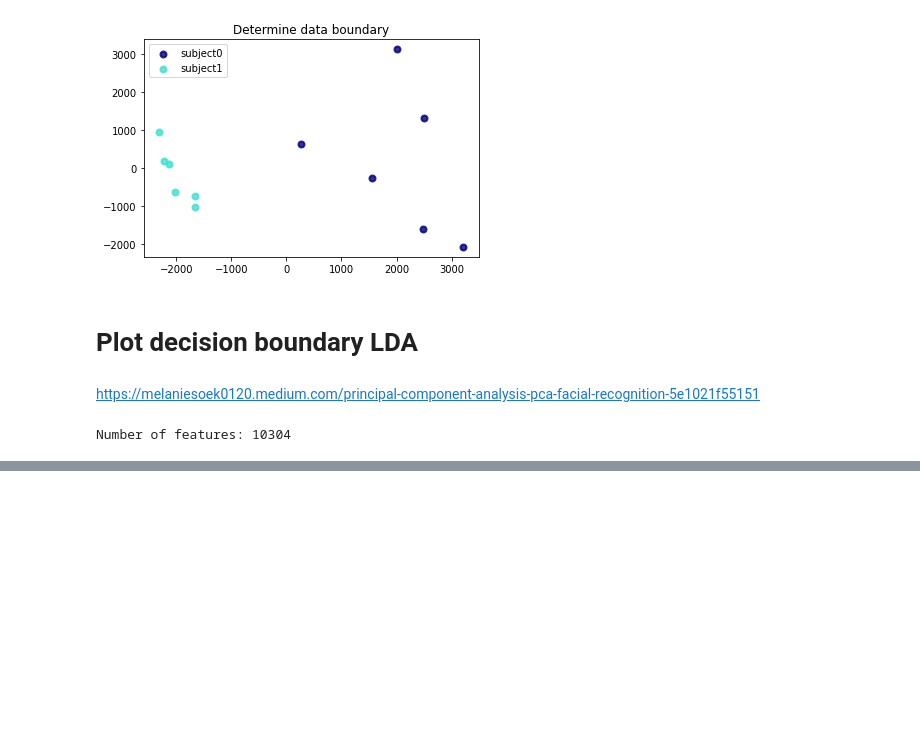
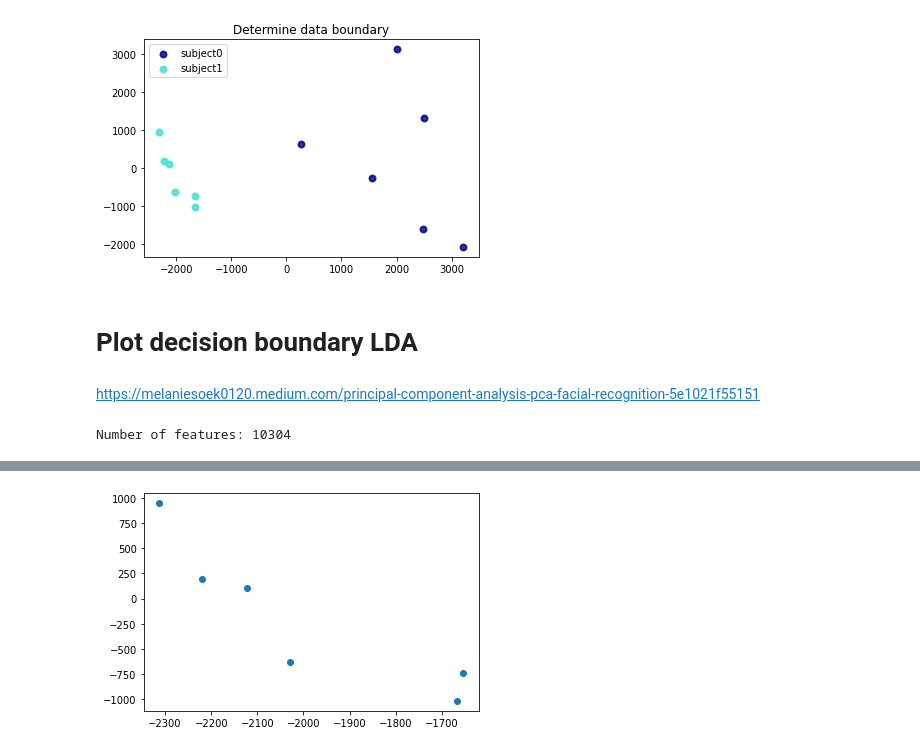
Before and after one commit to shivangibithel/ELL_784_assignment_2, a Jupyter notebook: 2_class_PCA.ipynb, the cells around one changed output, grey strips where cells are left out. Cells and saved outputs as stored; diff of their text form; code cells hidden in the pictures; blank space fills up the shorter version.

```diff
--- a/2_class_PCA.ipynb
+++ b/2_class_PCA.ipynb
@@ -422,0 +468,11 @@ plt.show()
+# %%
+import matplotlib.pyplot as plt
+
+#filter rows of original data
+filtered_label0 = df[label == 1]
+
+#plotting the results
+plt.scatter(filtered_label0[:,0] , filtered_label0[:,1])
+plt.show()
+# %% [output]
+[figure, added]
```
Also changed, not shown: parts of 6 cells of this notebook.
